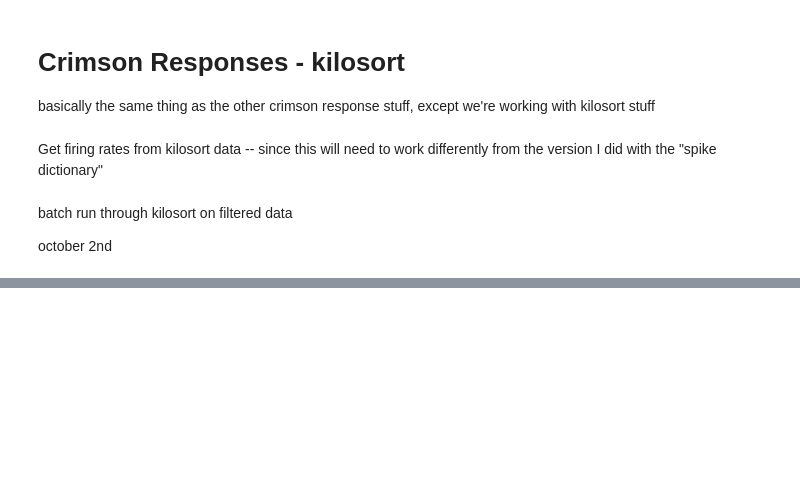
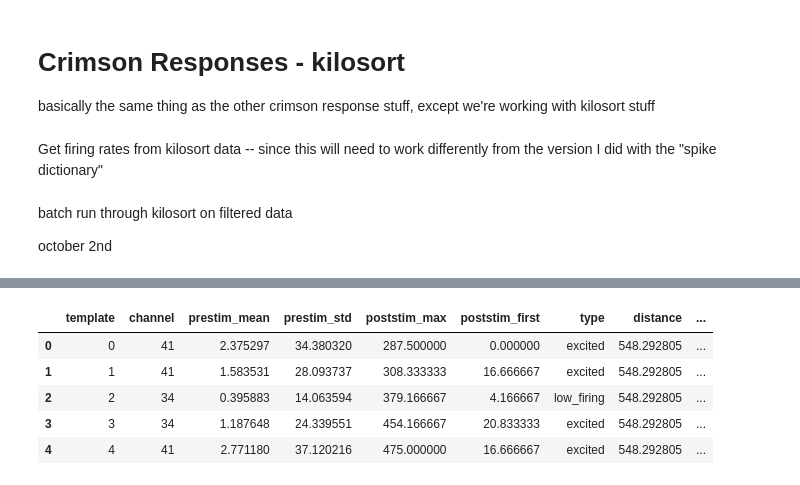
Before and after one commit to kb0dkin/Work_Tools, a Jupyter notebook: BrainPatch_analysis/crimson_responses_kilosort.ipynb, the cells around one changed output, grey strips where cells are left out. Drawn from its saved outputs; the diff is of its cells as text; code cells hidden in the pictures; blank space fills up the shorter version.

Commit message:
brainpatch stuff

```diff
--- a/BrainPatch_analysis/crimson_responses_kilosort.ipynb
+++ b/BrainPatch_analysis/crimson_responses_kilosort.ipynb
@@ -369,0 +727,17 @@ array([0.02272727, 0.01704545, 0.00568182, 0.00757576, 0.00757576,
+# %%
+base_dirs = ['Z://BrainPatch//20241002//lateral//',
+             'Z://BrainPatch//20240925//',
+             'Z:BrainPatch//20240821']
+
+# all 2ms stimulations at 400 um in the base_dirs
+directories = [os.path.join(base_dir,directory) for base_dir in base_dirs for directory in os.listdir(base_dir) if os.path.isdir(os.path.join(base_dir,directory)) and '2ms' in directory and '600um' in directory]
+
+# probe map
+probe_name = "Z:\\BrainPatch\\20241002\\64-4shank-poly-brainpatch-chanMap.mat"
+
+# settings for kilosort
+settings = {'probe_name':probe_name,
+            'n_chan_bin':64,
+            'nearest_chans':1}
+
+FR_df = gimme_a_FR_df(directories, probe_name, settings)
@@ -369,0 +954,25 @@ array([0.02272727, 0.01704545, 0.00568182, 0.00757576, 0.00757576,
+# %%
+fig_scatter_mean, ax_scatter_mean = plt.subplots()
+
+FR_df['prestim_mean'] = FR_df['prestim_mean'] + 0.01
+FR_df['poststim_first'] = FR_df['poststim_first'] + 0.01
+
+colors = ['red' if significance[1] < 0.01 else 'gray' for significance in FR_df['significant']]
+
+
+ax_scatter_mean.scatter(FR_df['prestim_mean'], FR_df['poststim_first'], 2, colors)
+
+ax_scatter_mean.set_xlabel('Pre-stimulus mean firing rate (Hz)')
+ax_scatter_mean.set_ylabel('Mean stimulus response (Hz, 2ms post-stim bin)')
+
+for spine in ax_scatter_mean.spines:
+    ax_scatter_mean.spines[spine].set_visible(False)
+
+# ax_scatter_mean.set_yscale('log')
+# ax_scatter_mean.set_xscale('log')
+
+ax_scatter_mean.set_xlim(ax_scatter_mean.get_ylim())
+
+
+ax_scatter_mean.plot(ax_scatter_mean.get_xlim(), ax_scatter_mean.get_ylim(), 'k')
+ax_scatter_mean.set_aspect(aspect='equal', adjustable='box')
@@ -369,0 +1071,9 @@ array([0.02272727, 0.01704545, 0.00568182, 0.00757576, 0.00757576,
+# %%
+FR_df.head()
+# %% [output]
+|  | template | channel | prestim_mean | prestim_std | poststim_max | poststim_first | type | distance | ... |
+| 0 | 0 | 41 | 2.375297 | 34.380320 | 287.500000 | 0.000000 | excited | 548.292805 | ... |
+| 1 | 1 | 41 | 1.583531 | 28.093737 | 308.333333 | 16.666667 | excited | 548.292805 | ... |
+| 2 | 2 | 34 | 0.395883 | 14.063594 | 379.166667 | 4.166667 | low_firing | 548.292805 | ... |
+| 3 | 3 | 34 | 1.187648 | 24.339551 | 454.166667 | 20.833333 | excited | 548.292805 | ... |
+| 4 | 4 | 41 | 2.771180 | 37.120216 | 475.000000 | 16.666667 | excited | 548.292805 | ... |
```
Also changed, not shown: parts of 59 cells of this notebook, 3 other files.
